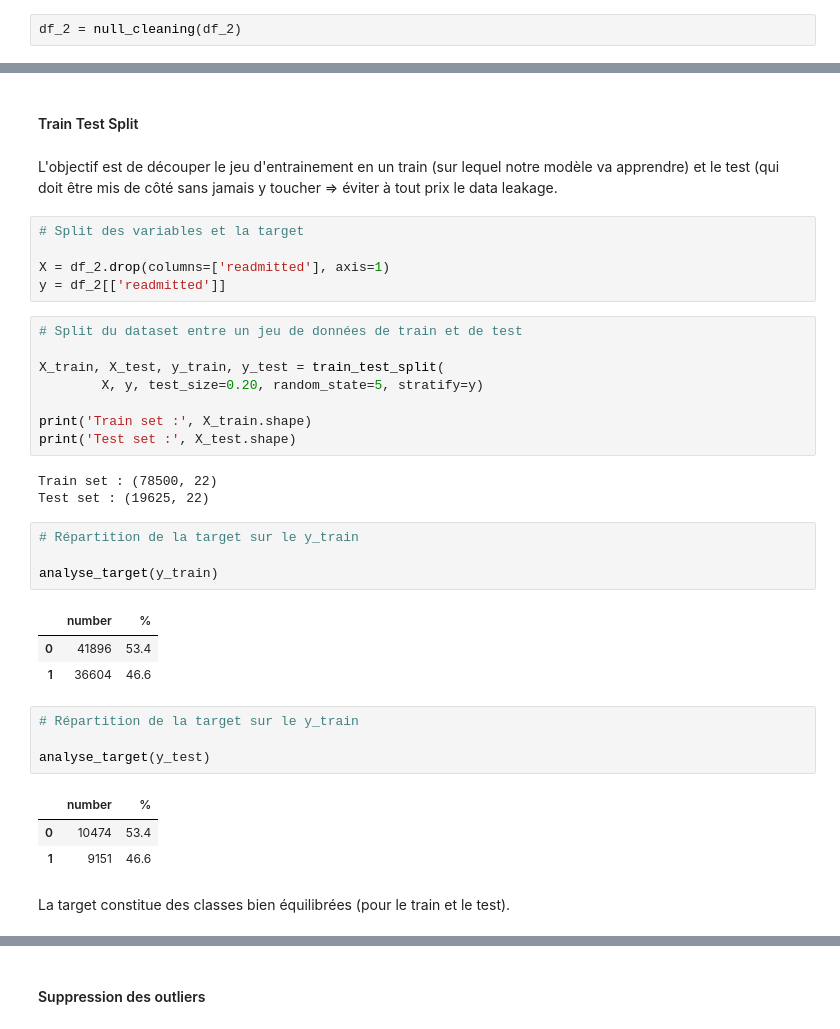
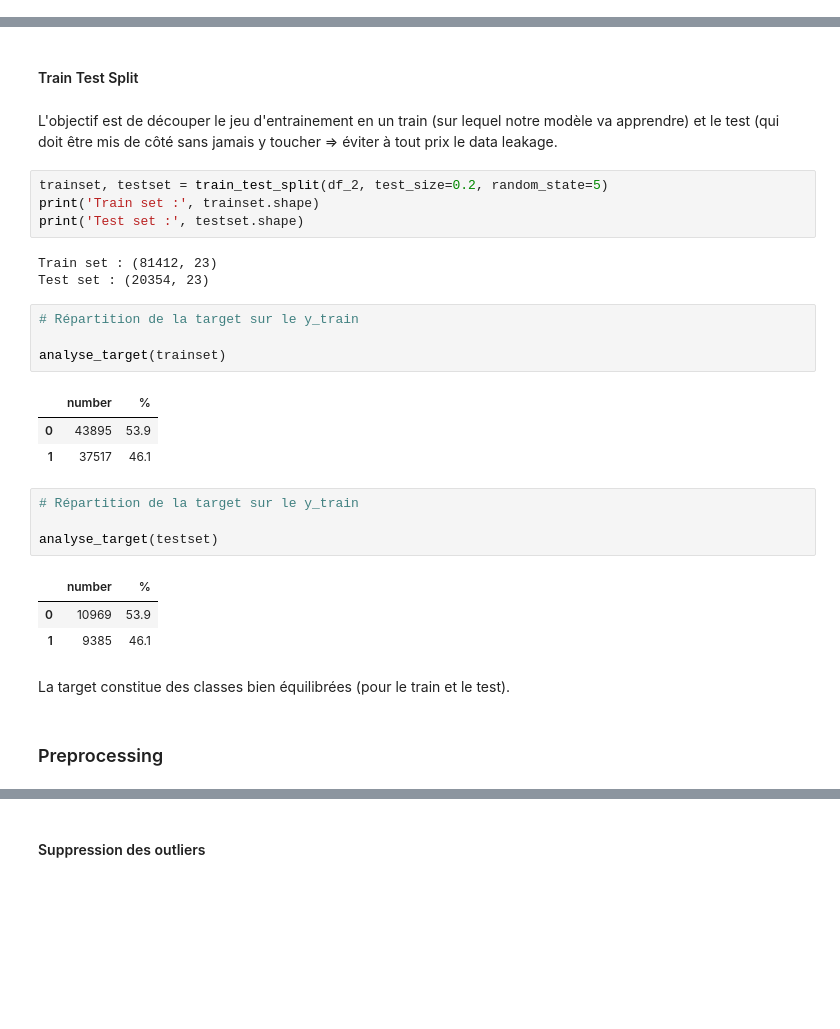
Before and after one commit to Gwendelina/130US_diabete, a Jupyter notebook: 130US_diabete.ipynb, the cells around one changed output, grey strips where cells are left out. Saved outputs shown, nothing was run; the diff lists cells and outputs as text; blank space fills up the shorter version.

```diff
--- a/130US_diabete.ipynb
+++ b/130US_diabete.ipynb
@@ -1930,2 +1915,0 @@ def null_cleaning(df):
-# %%
-df_2 = null_cleaning(df_2)
@@ -1986,38 +1916,31 @@ Récapitulatif des transformations à apporter en termes de preprocessing suite
 # %% [markdown]
 #### Train Test Split
-# %% [markdown]
-L'objectif est de découper le jeu d'entrainement en un train (sur lequel notre modèle va apprendre) et le test (qui doit être mis de côté sans jamais y toucher => éviter à tout prix le data leakage.
-# %%
-# Split des variables et la target
-
-X = df_2.drop(columns=['readmitted'], axis=1)
-y = df_2[['readmitted']]
-# %%
-# Split du dataset entre un jeu de données de train et de test
-
-X_train, X_test, y_train, y_test = train_test_split(
-        X, y, test_size=0.20, random_state=5, stratify=y)
-
-print('Train set :', X_train.shape)
-print('Test set :', X_test.shape)
-# %% [output]
-Train set : (78500, 22)
-Test set : (19625, 22)
+# %% [markdown]
+L'objectif est de découper le jeu d'entrainement en un train (sur lequel notre modèle va apprendre) et le test (qui doit être mis de côté sans jamais y toucher => éviter à tout prix le data leakage.
+# %%
+trainset, testset = train_test_split(df_2, test_size=0.2, random_state=5)
+print('Train set :', trainset.shape)
+print('Test set :', testset.shape)
+# %% [output]
+Train set : (81412, 23)
+Test set : (20354, 23)
 # %%
 # Répartition de la target sur le y_train
 
-analyse_target(y_train)
+analyse_target(trainset)
 # %% [output]
 |  | number | % |
-| 0 | 41896 | 53.4 |
-| 1 | 36604 | 46.6 |
+| 0 | 43895 | 53.9 |
+| 1 | 37517 | 46.1 |
 # %%
 # Répartition de la target sur le y_train
 
-analyse_target(y_test)
+analyse_target(testset)
 # %% [output]
 |  | number | % |
-| 0 | 10474 | 53.4 |
-| 1 | 9151 | 46.6 |
+| 0 | 10969 | 53.9 |
+| 1 | 9385 | 46.1 |
 # %% [markdown]
 La target constitue des classes bien équilibrées (pour le train et le test).
+# %% [markdown]
+### Preprocessing
```
Also changed, not shown: parts of 158 cells of this notebook.
